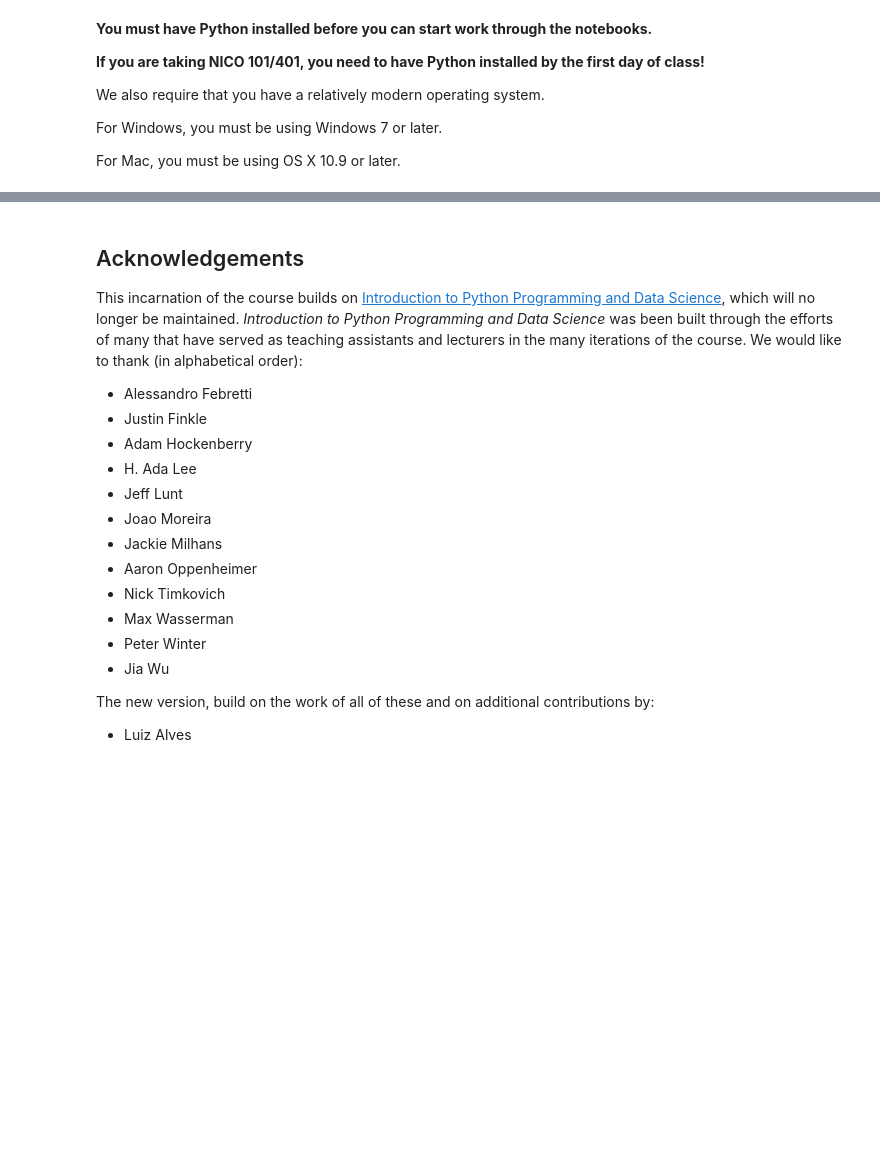
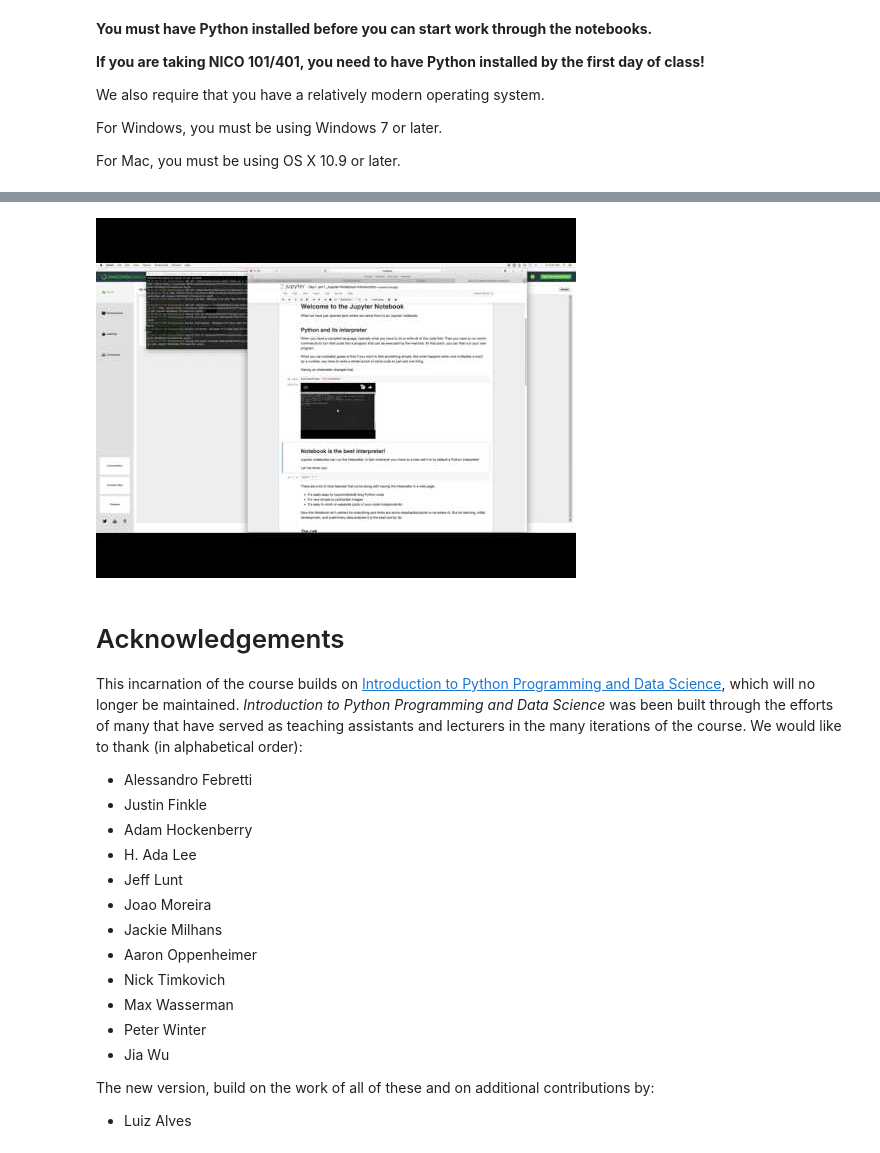
Before and after one commit to amarallab/Amaral_Lab_Intro_to_Data_Science, a Jupyter notebook: Start here.ipynb, the cells around one changed output, grey strips where cells are left out. Saved outputs shown, nothing was run; the diff lists cells and outputs as text; code cells hidden in the pictures; blank space fills up the shorter version.

```diff
--- a/Start here.ipynb
+++ b/Start here.ipynb
@@ -56,6 +64,6 @@ is a 'web-based interactive computational environment', meaning that it allows t
 
 <iframe width="600" src="https://www.youtube.com/embed/Pul4cqoPLbE" title="NICO 101 - Jupyter Notebook Introduction" frameborder="0" allow="accelerometer; autoplay; clipboard-write; encrypted-media; gyroscope; picture-in-picture" allowfullscreen></iframe>
 # %%
-vid = YouTubeVideo('https://youtu.be/Pul4cqoPLbE', width = 600)
+vid = YouTubeVideo('Pul4cqoPLbE', width = 600)
 display(vid)
 # %% [output]
@@ -63,5 +70,6 @@ display(vid)
+[figure, added]
 # %% [markdown]
-## Acknowledgements
+# Acknowledgements
 
 This incarnation of the course builds on [Introduction to Python Programming and Data Science](https://github.com/amarallab/Introduction-to-Python-Programming-and-Data-Science), which will no longer be maintained. *Introduction to Python Programming and Data Science* was been built through the efforts of many that have served as teaching assistants and lecturers in the
 many iterations of the course. We would like to thank (in alphabetical order):
```
Also changed, not shown: parts of 7 cells of this notebook, 1 other file.
